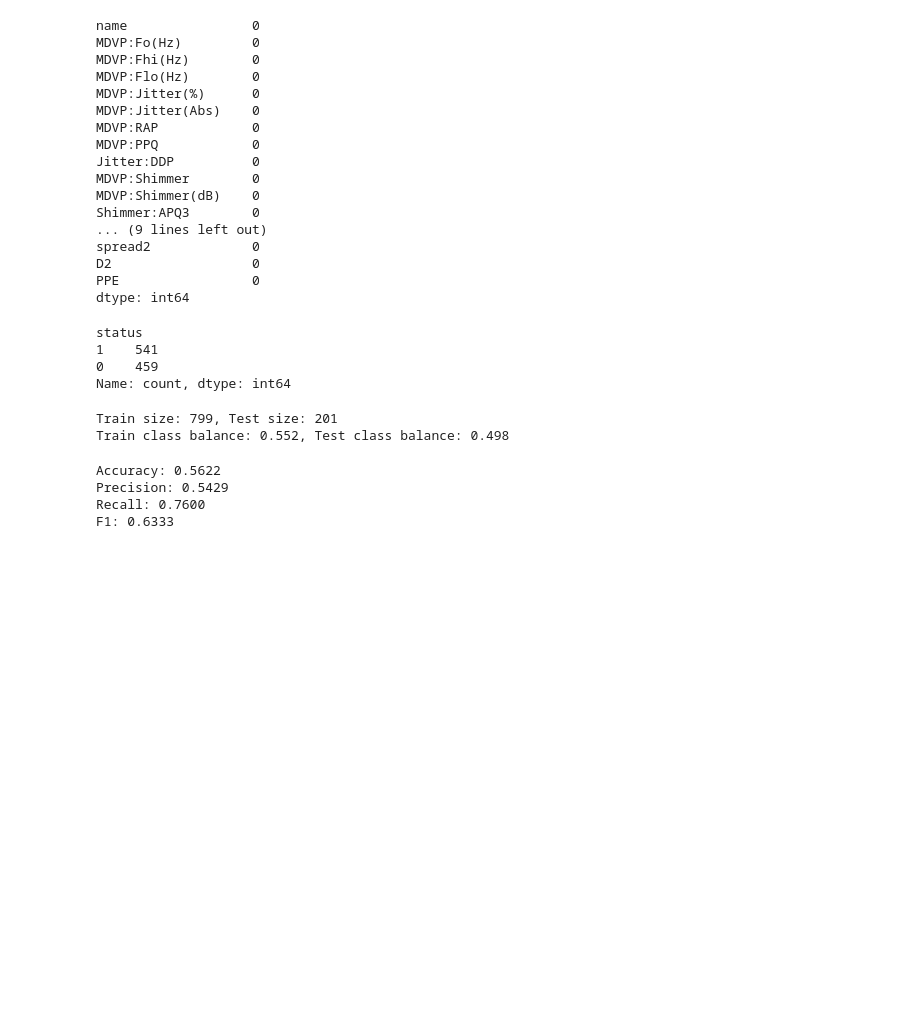
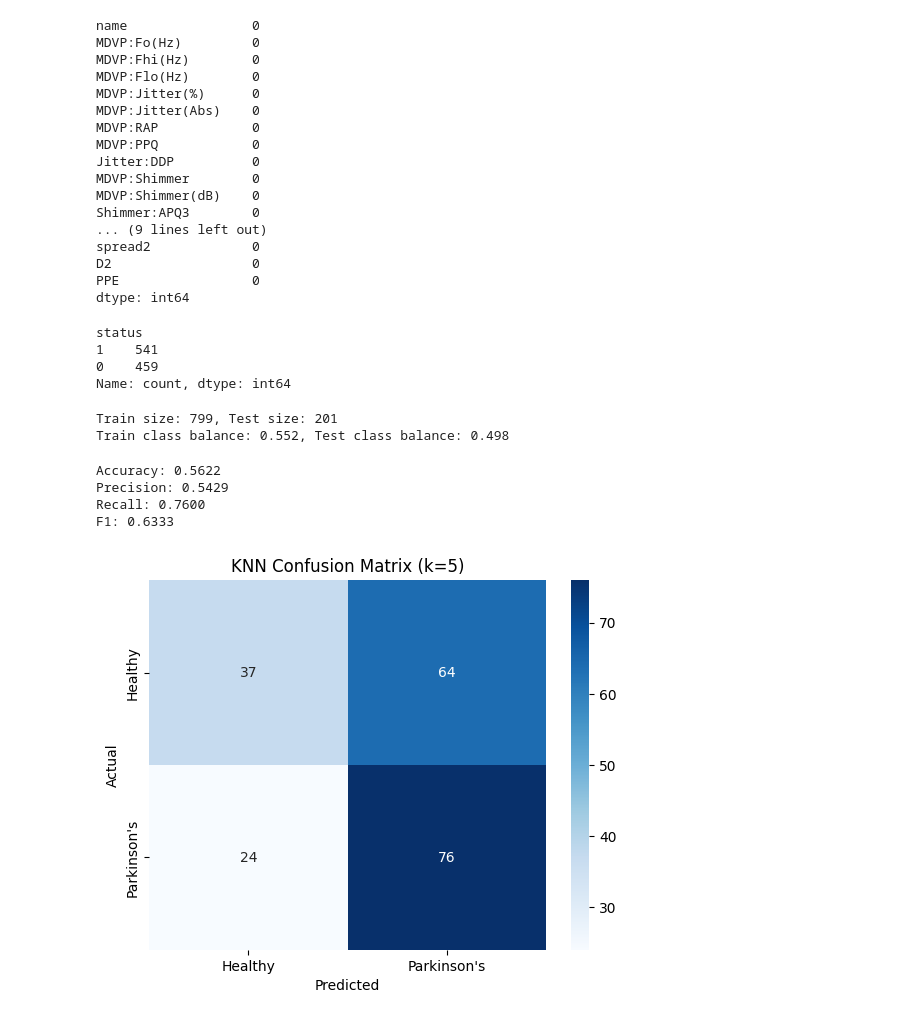
Before and after one commit to riddhikale/ml-portfolio, a Jupyter notebook: KNN_Parkinsons_Detection.ipynb, the cells around one changed output. Cells and saved outputs as stored; diff of their text form; code cells hidden in the pictures; blank space fills up the shorter version.

Commit message:
plot confusion matrix for classifier

```diff
--- a/KNN_Parkinsons_Detection.ipynb
+++ b/KNN_Parkinsons_Detection.ipynb
@@ -107,3 +107,13 @@ Accuracy: 0.5622
 Precision: 0.5429
 Recall: 0.7600
 F1: 0.6333
+# %%
+cm = confusion_matrix(y_test, y_pred_knn)
+sns.heatmap(cm, annot=True, fmt='d', cmap='Blues',
+            xticklabels=['Healthy', "Parkinson's"], yticklabels=['Healthy', "Parkinson's"])
+plt.xlabel('Predicted')
+plt.ylabel('Actual')
+plt.title("KNN Confusion Matrix (k=5)")
+plt.show()
+# %% [output]
+[figure, added]
```
